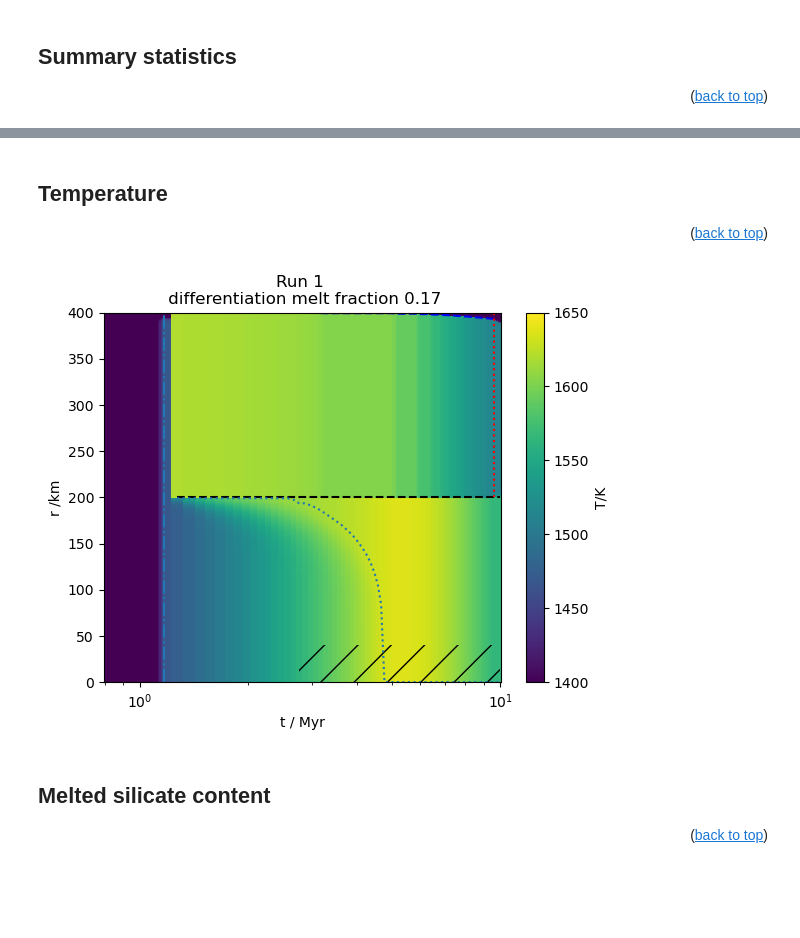
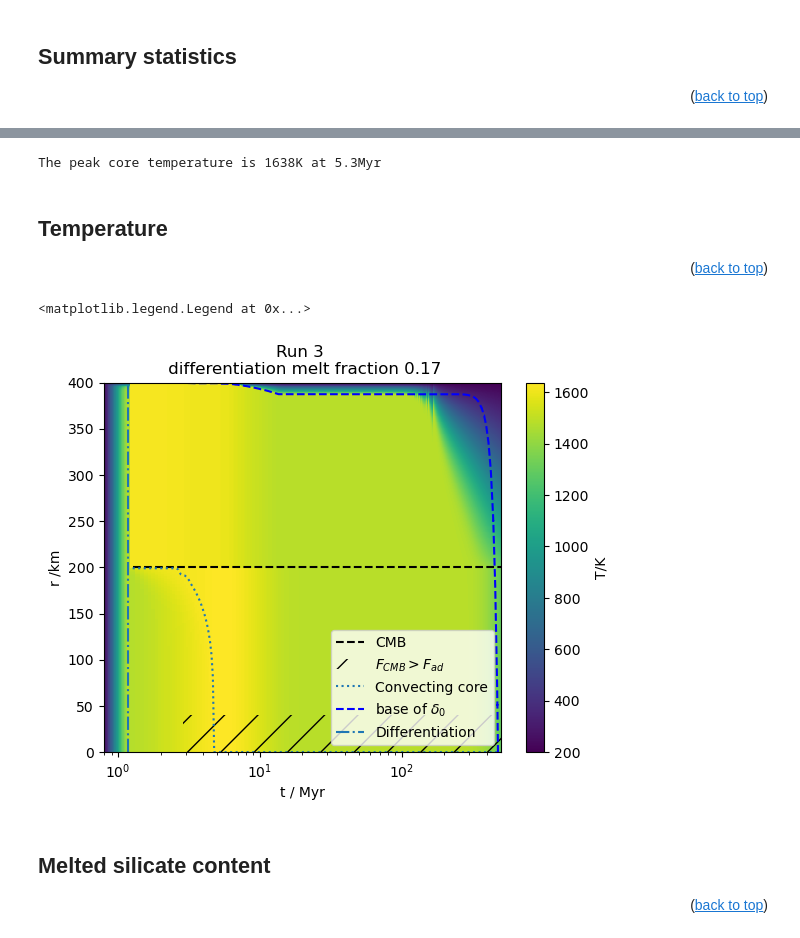
Before and after one commit to Hannah-RS/planetesimal-magnetic-history, a Jupyter notebook: Plotting_scripts/plot_combined.ipynb, the cells around one changed output, grey strips where cells are left out. Saved outputs shown, nothing was run; the diff lists cells and outputs as text; code cells hidden in the pictures; blank space fills up the shorter version.

```diff
--- a/Plotting_scripts/plot_combined.ipynb
+++ b/Plotting_scripts/plot_combined.ipynb
@@ -33,9 +33,9 @@ from plotting_constants import Myr, Tml, Tms
 # %% [markdown]
 Choose run and whether you want to save figure
 # %%
-run=1
+run=3
 save = False # do you want to save your figures?
-conduction = True #does the mantle switch to conduction
+conduction = False #does the mantle switch to conduction
 path = '../Results_combined/' #path to files
 # %% [markdown]
 Load npz files for differentiation
@@ -85,8 +85,12 @@ Fad = Flux[2]
 Frad = Flux[3]
 # %% [markdown]
 Run Info
+# %%
+r=400e3
+dr=500
+tstart=0.8
 # %%
-r, dr, tstart, dt, viscosity = load_run_info(run,'../run_info.csv')
+#r, dr, tstart, dt, viscosity = load_run_info(run,f'{path}auto_params.csv')
 # %% [markdown]
 Calculate silicate melt content for thermal evolution
 # %%
@@ -118,14 +122,14 @@ print(f"The temperature at differentiation is at {results.at[0,'diff_T']:.2f}K")
 print(f"Peak magma ocean temp is {results.at[0,'peakT']:.0f}K at {results.at[0,'tmax']:.2f} Myr")
 print(f"Mantle hotter than the core until {results.at[0,'tstrat_remove']:.2f} Myr")
 print(f"Erosion of stratification by {results.at[0,'terode']:.2f} Myr")
-print(f"End of mantle convection by {results.at[0,'cond_t']/Myr:.2f} Myr")
+print(f"End of mantle convection by {results.at[0,'fcond_t']/Myr:.2f} Myr")
 print(f"The maximum MAC Rem is {results.at[0,'max_Rem_mac']:.2f} at {results.at[0,'max_Remt_mac']:.2f} Myr")
 print(f"The maximum CIA Rem is {results.at[0,'max_Rem_cia']:.2f} at {results.at[0,'max_Remt_cia']:.2f} Myr")
 print(f"The maximum compositional Rem is {results.at[0,'max_Rem_comp']:.2f} at {results.at[0,'max_Remt_comp']:.2f} Myr")
 print(f"The maximum MAC field strength is {results.at[0,'maxB_mac']:.2e} T at {results.at[0,'maxBt_mac']:.2f} Myr")
 print(f"The maximum ML field strength is {results.at[0,'maxB_ml']:.2e} T at {results.at[0,'maxBt_ml']:.2f} Myr")
 print(f"The maximum CIA field strength is {results.at[0,'maxB_cia']:.2e} T at {results.at[0,'maxBt_cia']:.2f} Myr")
-cond_t = results.at[0,'cond_t']/Myr
+cond_t = results.at[0,'fcond_t']/Myr
 diff_T =results.at[0,'diff_T']
 # %% [output]
 Differentiation is at 1.17 Myr
@@ -151,3 +151,7 @@ The peak core temperature is 1637K at 5.2Myr
+# %%
+print(f'The peak core temperature is {peak_coreT:.0f}K at {tcoremax:.1f}Myr')
+# %% [output]
+The peak core temperature is 1638K at 5.3Myr
 # %% [markdown]
 ## Temperature <a class="anchor" id="temp"></a>
 <p align="right">(<a href="#top">back to top</a>)</p>
@@ -162,29 +166,30 @@ for ind in min_unstable:
 rc = r/2
 # %%
 plt.figure()
-plt.pcolormesh(t_plot_all,rplot,Tall,shading = 'nearest',vmin=1400,vmax=1650) # use same vmin and vmax as other plots to make them comparable
+plt.pcolormesh(t_plot_all,rplot,Tall,shading = 'nearest') # use same vmin and vmax as other plots to make them comparable
 plt.hlines(rc/1e3,min(t/Myr),max(tall/Myr),linestyle='--',color='black',label='CMB')
 plt.fill_betweenx([0,rc/5e3],t[np.where(Fcmb>Fad)[0]][0]/Myr,t[np.where(Fcmb>Fad)[0]][-1]/Myr,alpha=0,hatch='/',label='$F_{CMB}>F_{ad}$')
 plt.plot(t/Myr,r_unstable,linestyle='dotted',label='Convecting core')
 if conduction == True:
     plt.plot(t[t/Myr<=cond_t]/Myr,(r-d0[t/Myr<=cond_t])/1e3,linestyle='dashed',label='base of $\delta_0$',color='blue')
     plt.vlines(t[t/Myr<=cond_t][-1]/Myr,r/1e3,rc/1e3,linestyle='dotted',label='conductive mantle',color='red')
 else:
     plt.plot(t/Myr,(r-d0)/1e3,linestyle='dashed',label='base of $\delta_0$',color='blue')
 plt.ylabel('r /km')
 plt.xlabel('t / Myr')
 #plt.ylim([(r-10000)/1e3,r/1e3])
-#plt.xlim([0.8,10])
+#plt.xlim([0.8,20])
 plt.ylim([0,r/1e3])
 plt.vlines(tdiff[-1]/Myr,0,r/1e3,linestyle='-.',label='Differentiation')
 plt.colorbar(label='T/K')
 plt.title(f'Run {run} \n differentiation melt fraction {(diff_T-1400)/400:.2f}')
 plt.xscale('log')
-#plt.legend(loc='lower right')
+plt.legend(loc='lower right')
 #if save == True:
 #plt.savefig(f'../Plots/Xs_r_tests/Tall_run{run}.png')
 # %% [output]
+<matplotlib.legend.Legend at 0x...>
-[figure, old version]
+[figure, new version]
 # %% [markdown]
 ## Melted silicate content <a class="anchor" id="silicate"></a>
 <p align="right">(<a href="#top">back to top</a>)</p>
```
Also changed, not shown: parts of 17 cells of this notebook, 5 other files.
